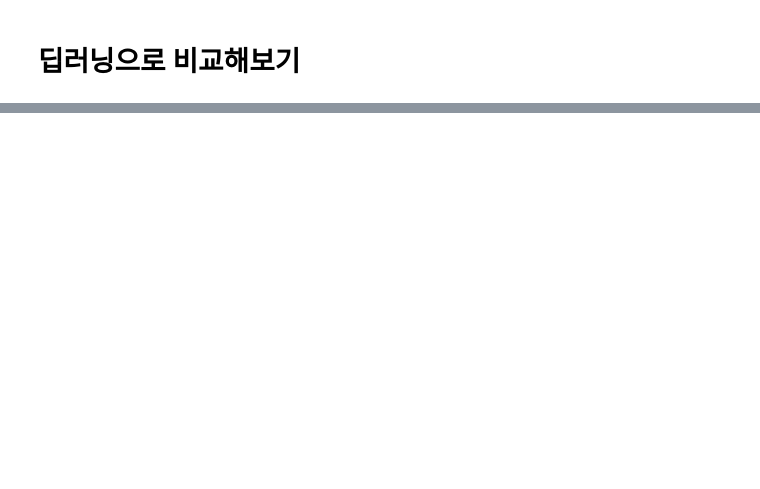
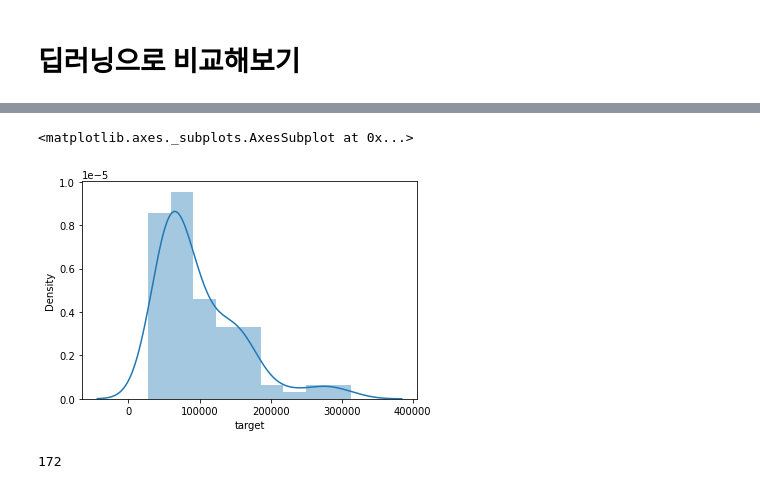
Before and after one commit to qkrwjdduf159/-, a Jupyter notebook: 팀프로젝트/Modeling.ipynb, the cells around one changed output, grey strips where cells are left out. Saved outputs shown, nothing was run; the diff lists cells and outputs as text; code cells hidden in the pictures; blank space fills up the shorter version.

```diff
--- a/팀프로젝트/Modeling.ipynb
+++ b/팀프로젝트/Modeling.ipynb
@@ -697,0 +870,5 @@ final_model.run(standard)
+# %%
+import pandas as pd
+import smogn
+data = pd.read_csv('/content/drive/MyDrive/Proj_WT/DataSets/Seoul/SeoulMuseumOfArt.csv')
+data = data.rename(columns = {'서울시립미술관 본관': 'target'})
@@ -697,0 +884,7 @@ final_model.run(standard)
+# %%
+train = data[data['date'] < 201901]
+test = data[data['date'] >= 201901]
+train = train.drop(['month','date'], axis = 1)
+test = test.drop(['month','date'], axis = 1)
+X_train ,y_train = train.drop('target', axis = 1), train['target']
+X_test, y_test = test.drop('target', axis = 1), test['target']
@@ -697,0 +948,5 @@ final_model.run(standard)
+# %%
+sns.distplot(train['target'])
+# %% [output]
+<matplotlib.axes._subplots.AxesSubplot at 0x...>
+[figure, added]
@@ -697,0 +956,4 @@ final_model.run(standard)
+# %%
+len(서울시립미술관_data)
+# %% [output]
+172
```
Also changed, not shown: parts of 40 cells of this notebook.
